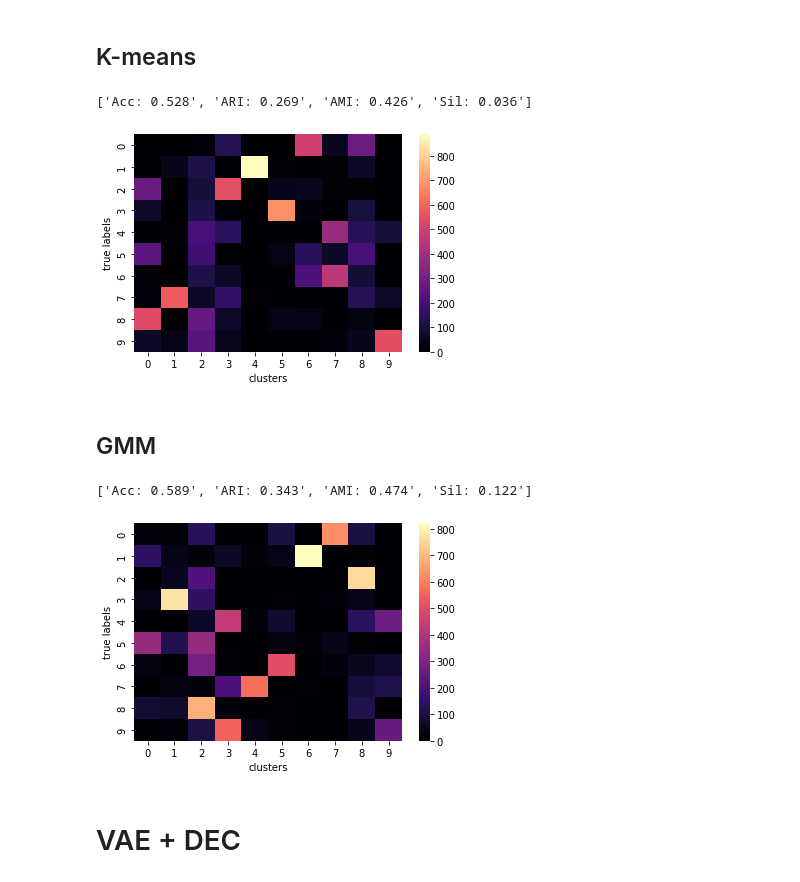
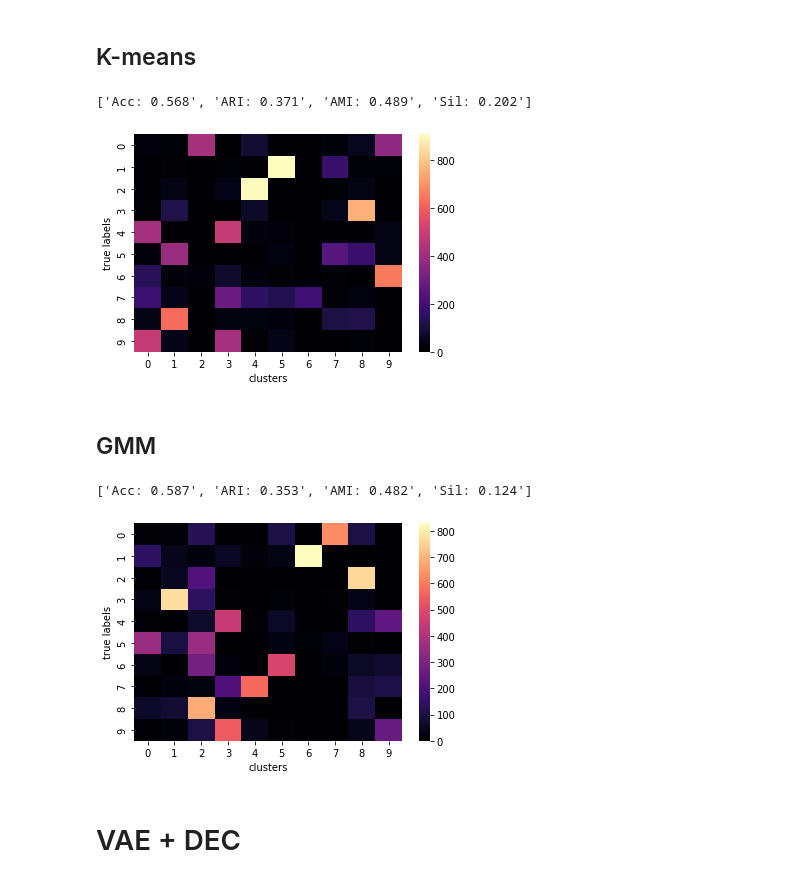
Before and after one commit to carlescn/MSc_bioinformatics_thesis, a Jupyter notebook: train_models_on_MNIST/results.ipynb, the cells around one changed output. Cells and saved outputs as stored; diff of their text form; code cells hidden in the pictures.

```diff
--- a/train_models_on_MNIST/results.ipynb
+++ b/train_models_on_MNIST/results.ipynb
@@ -213,30 +213,30 @@ results_vae_gmm.update(metrics)
 # %%
 model_cvae_kmeans = get_clustering_vae_model(model_vae, N_CLUSTERS)
 model_cvae_kmeans.load_weights("model_weights/cvae/finetuned/cvae_kmeans")
 
-metrics = evaluate_clustering(gmm.fit_predict(z), z, y_test)
+metrics = evaluate_model(x_test, y_test, model_cvae_kmeans.classify, model_cvae_kmeans.encode_only_mu)
 print([f'{metric}: {value:.3f}' for metric, value in metrics.items()])
 
 results_cvae_kmeans = {'RL type': 'Clustering VAE',
                        'Clustering algorithm': 'K-means'}
 results_cvae_kmeans.update(metrics)
 # %% [output]
-['Acc: 0.528', 'ARI: 0.269', 'AMI: 0.426', 'Sil: 0.036']
+['Acc: 0.568', 'ARI: 0.371', 'AMI: 0.489', 'Sil: 0.202']
-[figure, old version]
+[figure, new version]
 # %% [markdown]
 ##  GMM
 # %%
 model_cvae_gmm = get_clustering_vae_model(model_vae, N_CLUSTERS)
 model_cvae_gmm.load_weights("model_weights/cvae/finetuned/cvae_gmm")
 
-metrics = evaluate_model(model_cvae_gmm.classify, model_cvae_gmm.encode_only_mu, x_test, y_test)
+metrics = evaluate_model(x_test, y_test, model_cvae_gmm.classify, model_cvae_gmm.encode_only_mu)
 print([f'{metric}: {value:.3f}' for metric, value in metrics.items()])
 
 results_cvae_gmm = {'RL type': 'Clustering VAE',
                     'Clustering algorithm': 'GMM'}
 results_cvae_gmm.update(metrics)
 # %% [output]
-['Acc: 0.589', 'ARI: 0.343', 'AMI: 0.474', 'Sil: 0.122']
+['Acc: 0.587', 'ARI: 0.353', 'AMI: 0.482', 'Sil: 0.124']
 [figure]
 # %% [markdown]
 # VAE + DEC
```
Also changed, not shown: parts of 14 cells of this notebook, 1 other file.
